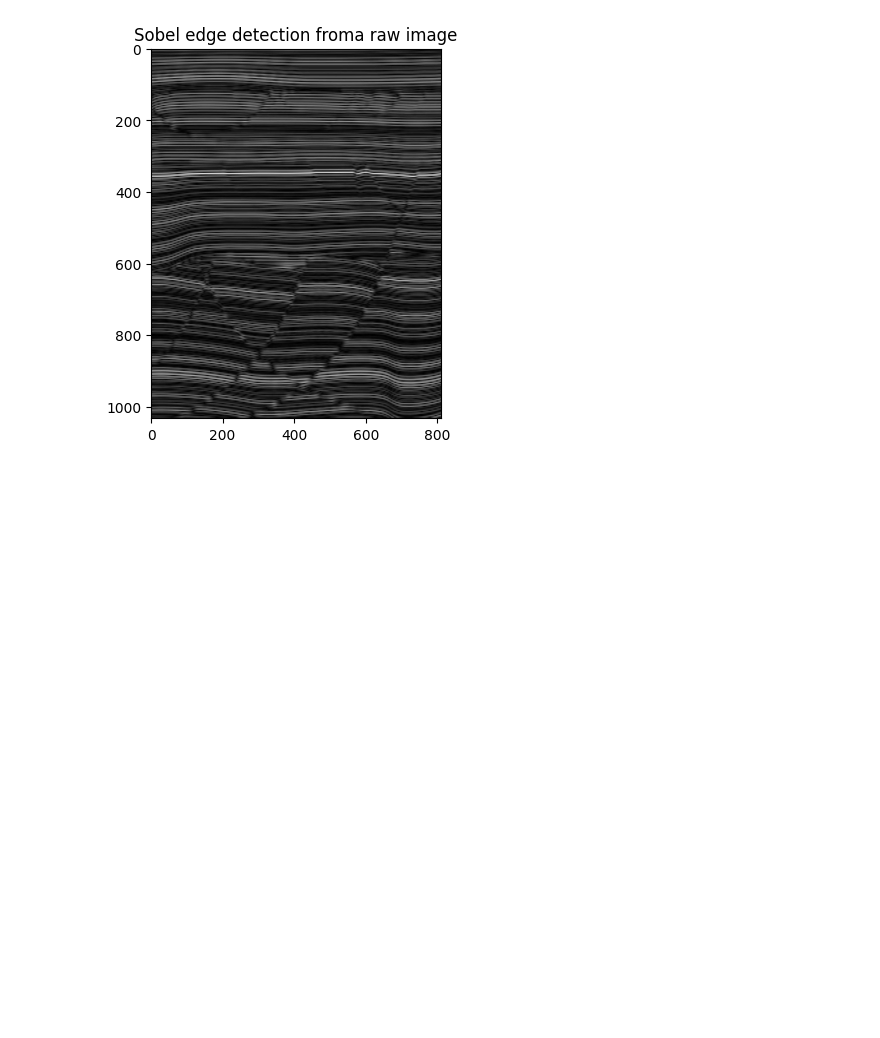
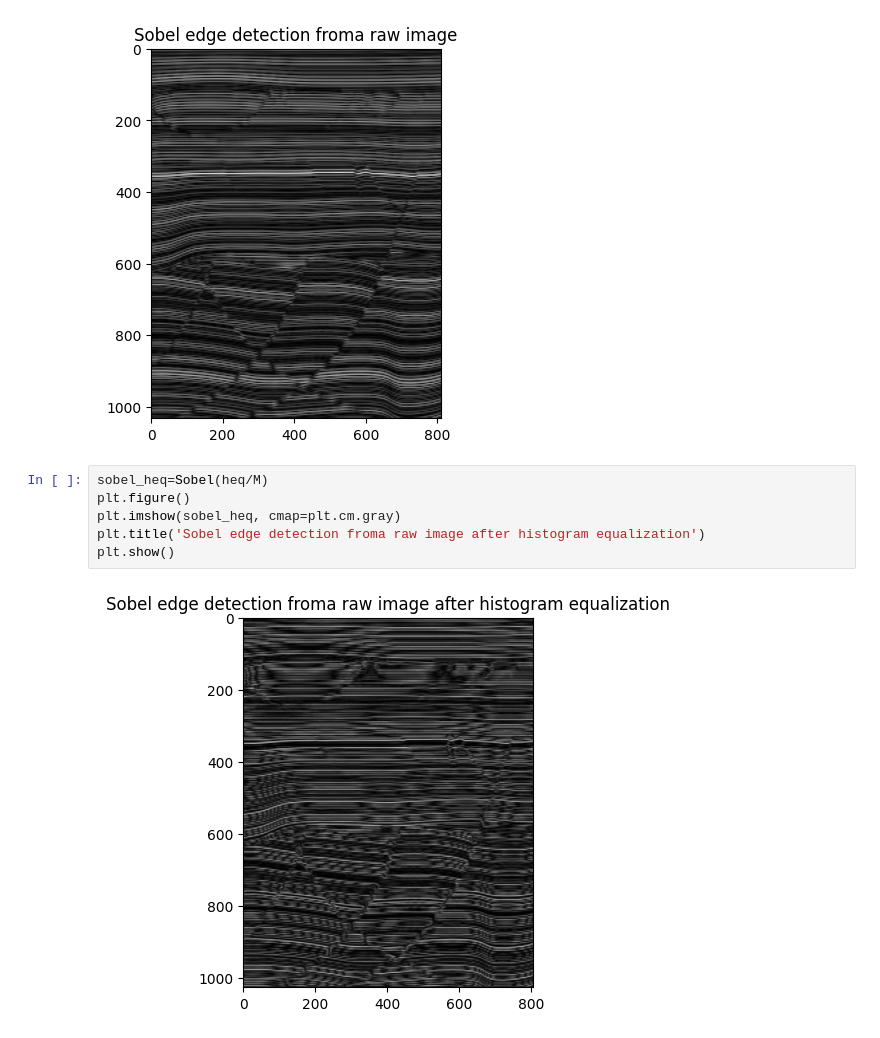
Before and after one commit to novalisja/lip, a Jupyter notebook: demo_seis.ipynb, the cells around one changed output. Saved outputs shown, nothing was run; the diff lists cells and outputs as text; blank space fills up the shorter version.

```diff
--- a/demo_seis.ipynb
+++ b/demo_seis.ipynb
@@ -121,3 +121,11 @@ plt.title('Sobel edge detection froma raw image')
 plt.show()
 # %% [output]
 [figure]
+# %%
+sobel_heq=Sobel(heq/M)
+plt.figure()
+plt.imshow(sobel_heq, cmap=plt.cm.gray)
+plt.title('Sobel edge detection froma raw image after histogram equalization')
+plt.show()
+# %% [output]
+[figure, added]
```
Also changed, not shown: parts of 5 cells of this notebook.
